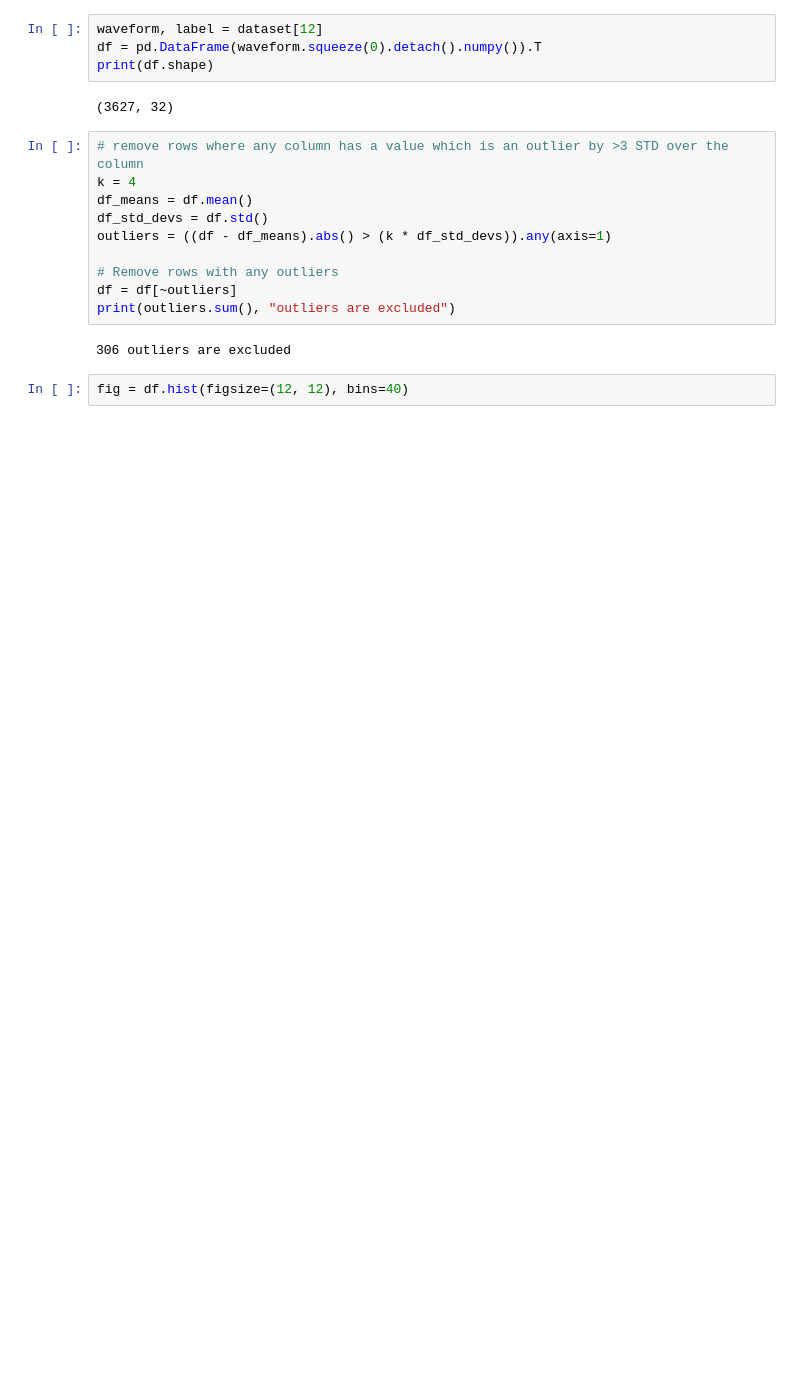
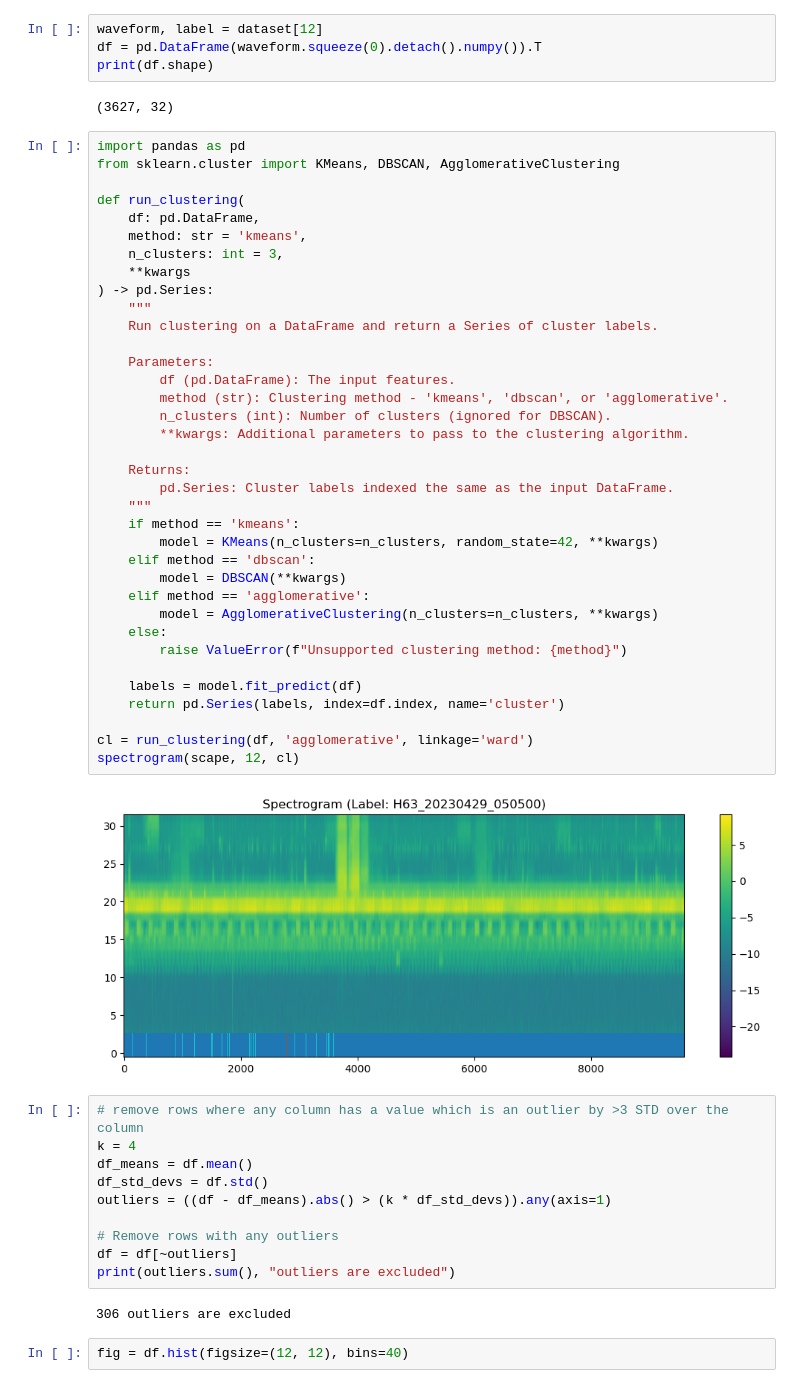
Before and after one commit to quercia-dev/birdclef2025, a Jupyter notebook: 01_Exploratory.ipynb, the cells around one changed output. Saved outputs shown, nothing was run; the diff lists cells and outputs as text; blank space fills up the shorter version.

```diff
--- a/01_Exploratory.ipynb
+++ b/01_Exploratory.ipynb
@@ -277,6 +301,44 @@ df = pd.DataFrame(waveform.squeeze(0).detach().numpy()).T
 print(df.shape)
 # %% [output]
 (3627, 32)
+# %%
+import pandas as pd
+from sklearn.cluster import KMeans, DBSCAN, AgglomerativeClustering
+
+def run_clustering(
+    df: pd.DataFrame,
+    method: str = 'kmeans',
+    n_clusters: int = 3,
+    **kwargs
+) -> pd.Series:
+    """
+    Run clustering on a DataFrame and return a Series of cluster labels.
+
+    Parameters:
+        df (pd.DataFrame): The input features.
+        method (str): Clustering method - 'kmeans', 'dbscan', or 'agglomerative'.
+        n_clusters (int): Number of clusters (ignored for DBSCAN).
+        **kwargs: Additional parameters to pass to the clustering algorithm.
+
+    Returns:
+        pd.Series: Cluster labels indexed the same as the input DataFrame.
+    """
+    if method == 'kmeans':
+        model = KMeans(n_clusters=n_clusters, random_state=42, **kwargs)
+    elif method == 'dbscan':
+        model = DBSCAN(**kwargs)
+    elif method == 'agglomerative':
+        model = AgglomerativeClustering(n_clusters=n_clusters, **kwargs)
+    else:
+        raise ValueError(f"Unsupported clustering method: {method}")
+
+    labels = model.fit_predict(df)
+    return pd.Series(labels, index=df.index, name='cluster')
+
+cl = run_clustering(df, 'agglomerative', linkage='ward')
+spectrogram(scape, 12, cl)
+# %% [output]
+[figure, added]
 # %%
 # remove rows where any column has a value which is an outlier by >3 STD over the column
 k = 4
```
Also changed, not shown: parts of 9 cells of this notebook.
